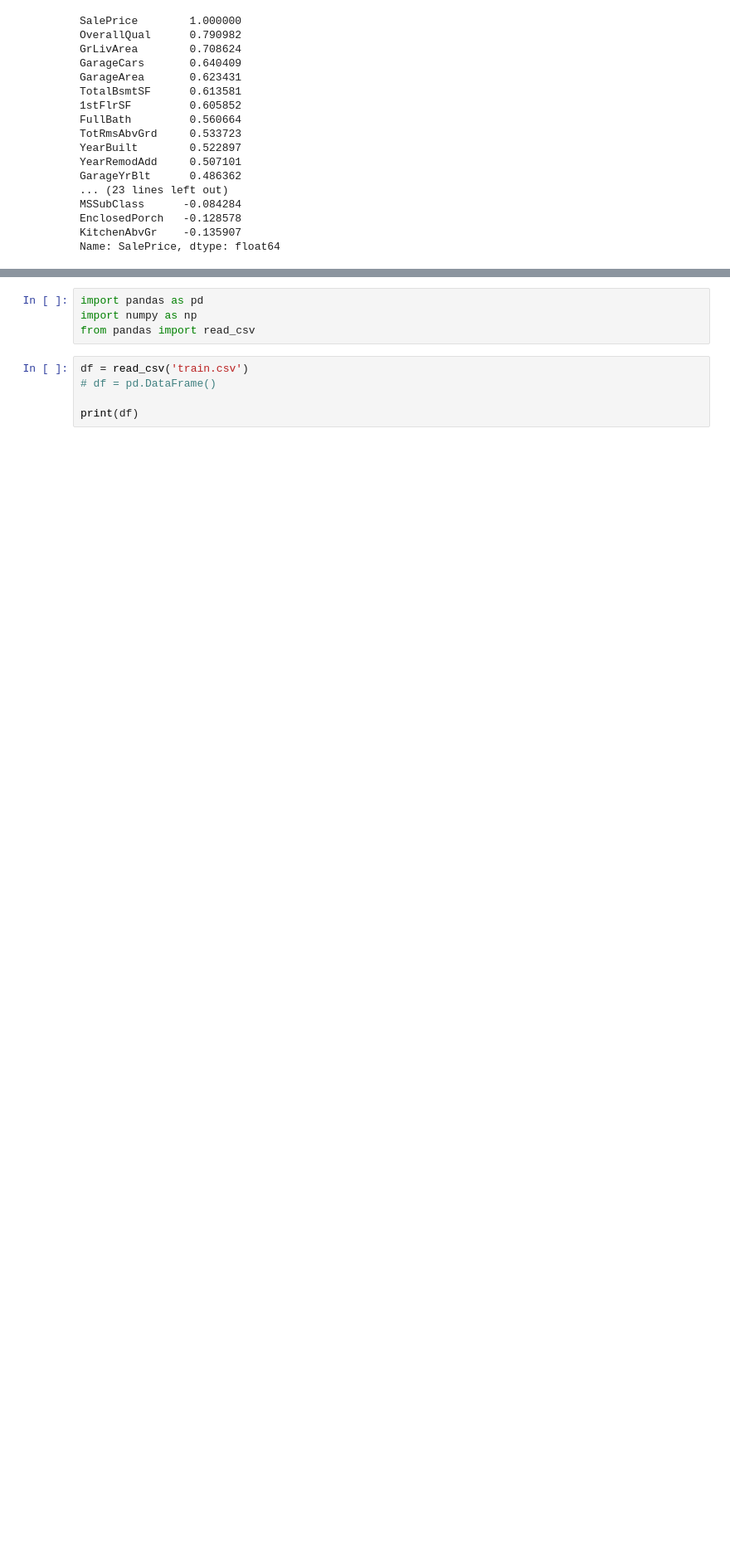
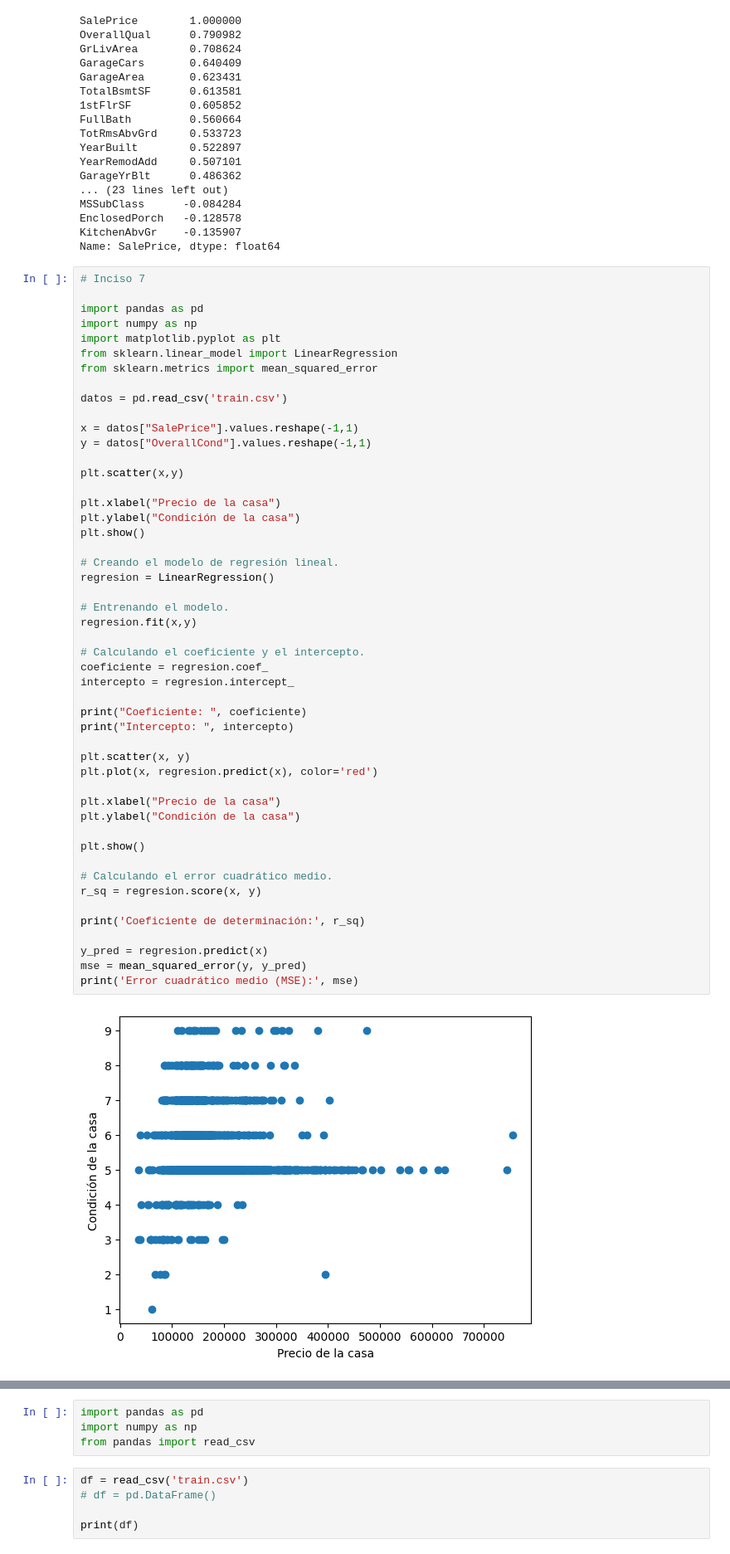
Before and after one commit to Javier19-cmd/HT3, a Jupyter notebook: main.ipynb, the cells around one changed output, grey strips where cells are left out. Shown at 83% size. Saved outputs shown, nothing was run; the diff lists cells and outputs as text; blank space fills up the shorter version.

```diff
--- a/main.ipynb
+++ b/main.ipynb
@@ -43,3 +43,54 @@ MSSubClass      -0.084284
 EnclosedPorch   -0.128578
 KitchenAbvGr    -0.135907
 Name: SalePrice, dtype: float64
+# %%
+# Inciso 7
+
+import pandas as pd
+import numpy as np
+import matplotlib.pyplot as plt
+from sklearn.linear_model import LinearRegression
+from sklearn.metrics import mean_squared_error
+
+datos = pd.read_csv('train.csv')
+
+x = datos["SalePrice"].values.reshape(-1,1)
+y = datos["OverallCond"].values.reshape(-1,1)
+
+plt.scatter(x,y)
+
+plt.xlabel("Precio de la casa")
+plt.ylabel("Condición de la casa")
+plt.show()
+
+# Creando el modelo de regresión lineal.
+regresion = LinearRegression()
+
+# Entrenando el modelo.
+regresion.fit(x,y)
+
+# Calculando el coeficiente y el intercepto.
+coeficiente = regresion.coef_
+intercepto = regresion.intercept_
+
+print("Coeficiente: ", coeficiente)
+print("Intercepto: ", intercepto)
+
+plt.scatter(x, y)
+plt.plot(x, regresion.predict(x), color='red')
+
+plt.xlabel("Precio de la casa")
+plt.ylabel("Condición de la casa")
+
+plt.show()
+
+# Calculando el error cuadrático medio.
+r_sq = regresion.score(x, y)
+
+print('Coeficiente de determinación:', r_sq)
+
+y_pred = regresion.predict(x)
+mse = mean_squared_error(y, y_pred)
+print('Error cuadrático medio (MSE):', mse)
+# %% [output]
+[figure, added]
```
Also changed, not shown: parts of 2 cells of this notebook.
